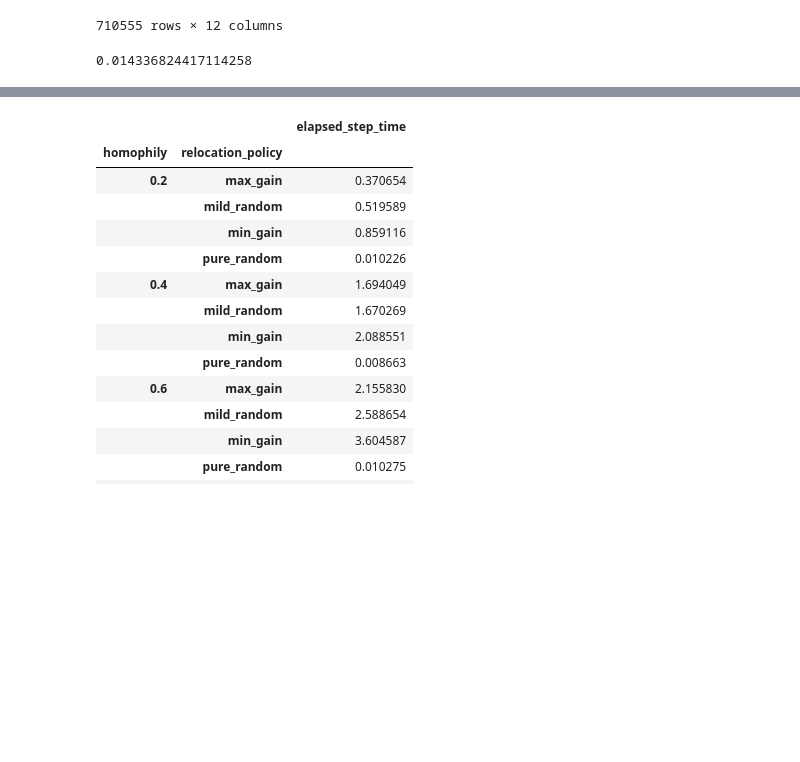
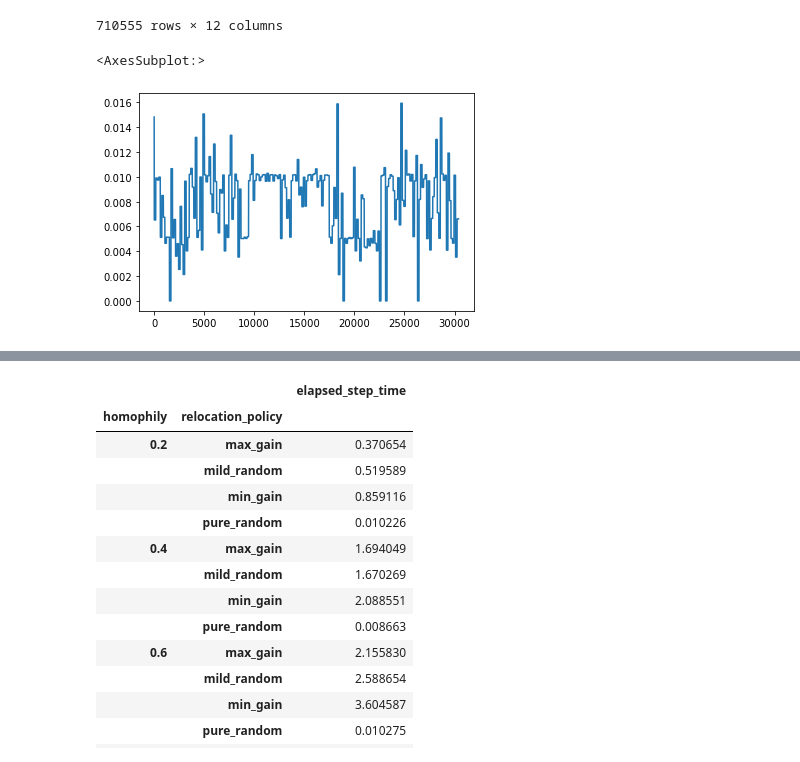
Before and after one commit to matteo-Donofrio-unipi/GEOSPA, a Jupyter notebook: schelling_model2.ipynb, the cells around one changed output, grey strips where cells are left out. Cells and saved outputs as stored; diff of their text form; code cells hidden in the pictures; blank space fills up the shorter version.

```diff
--- a/schelling_model2.ipynb
+++ b/schelling_model2.ipynb
@@ -184,8 +242,10 @@ df2
 | 710554 | 92 | 200 | 15 | 0.8 | max_gain | abs | 0.000000 | 0.656463 | ... |
 710555 rows × 12 columns
 # %%
-p1 = df2[(df2["side"]==5) & (df2["homophily"]==0.2) & (df2["neighborhood_type"]=="rel")]
-p1
-p1[p1["relocation_policy"]=="pure_random"].elapsed_total_time.max()
+p1 = df2[(df2["side"]==15) & (df2["homophily"]==0.8) & (df2["neighborhood_type"]=="abs") ]
+p1 = p1[p1["relocation_policy"]=="pure_random"]
+p1.reset_index(inplace=True, drop=True)
+p1.elapsed_step_time.plot()
 # %% [output]
-0.014336824417114258
+<AxesSubplot:>
+[figure, added]
```
Also changed, not shown: parts of 72 cells of this notebook, 1 other file.
